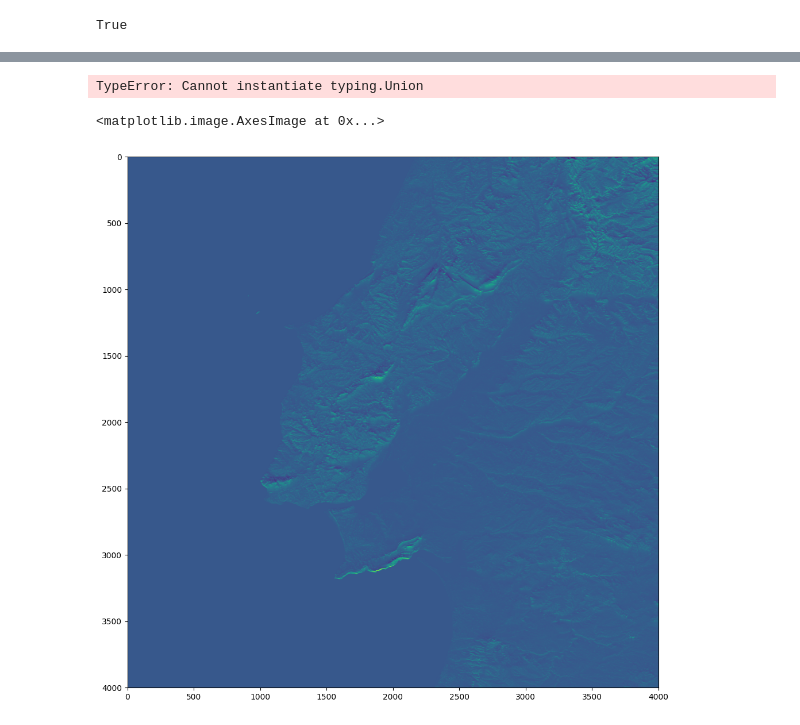
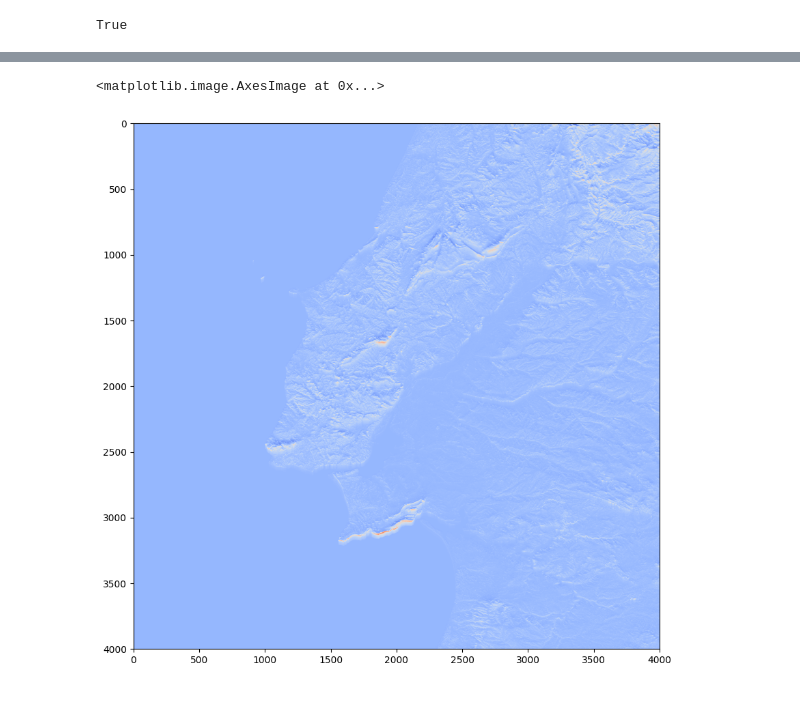
Before and after one commit to armkhudinyan/TOPEX, a Jupyter notebook: src/exposure.ipynb, the cells around one changed output, grey strips where cells are left out. Saved outputs shown, nothing was run; the diff lists cells and outputs as text; code cells hidden in the pictures.

```diff
--- a/src/exposure.ipynb
+++ b/src/exposure.ipynb
@@ -10,13 +12,14 @@ print(land_mask.is_file())
 # %% [output]
 True
 # %%
-work_dir = Path().cwd()
+work_dir = Path().cwd().parent
 dem_path = work_dir / 'data/LX_DEM_50m_res.tif'
 src = rio.open(dem_path)
 dem = src.read(1)
 profile = src.profile
+y_res, x_res = find_raster_resolution(src)
 # If DEM contains sea, and land area doesn't have 0m values, we can use this
-# masking to remove topex effect on the water areas
+# masking to remove topex artefacts on the water areas
 land_mask = dem==0.
 sea_mask = ~land_mask
 # %%
@@ -107,8 +34,3 @@ src.res
-# %%
-res = src.res[1] * DEGREE_LENGTH
-max_distance = 2000 # meters. The farthest distance to calculate the max slope. Initial version was 2000m
-interval = 100 # meters. The intervals to iteretively chekc for max slope angle
 # %%
-topex = Topex(dem, max_distance, interval, y_res=resolution_y_x[0], x_res=resolution_y_x[1])
+topex = Topex(dem, max_dist, interval, y_res=y_res, x_res=x_res)
 topex_all = topex.all_dir_multip() # multiproc w/o shared_memory
-topex_name = ['TOPEX_N', 'TOPEX_NE', 'TOPEX_E', 'TOPEX_SE', 'TOPEX_S', 'TOPEX_SW', 'TOPEX_W', 'TOPEX_NW']
@@ -120,13 +37,11 @@ plt.imshow(topex_all[0])
 # %%
 topex = Topex(dem, max_dist, interval, y_res=y_res, x_res=x_res)
 topex_se = topex.south_east()
-# %% [output]
-TypeError: Cannot instantiate typing.Union
 # %%
-plt.figure(figsize=(12,12))
-plt.imshow(topex_all[0])
+plt.figure(figsize=(10,10))
+plt.imshow(topex_all[0], cmap=colormaps['coolwarm'])
 # %% [output]
 <matplotlib.image.AxesImage at 0x...>
-[figure, old version]
+[figure, new version]
 # %%
 # Write each TOPEX map in a separate .tif file
```
Also changed, not shown: parts of 15 cells of this notebook, 1 other file.
